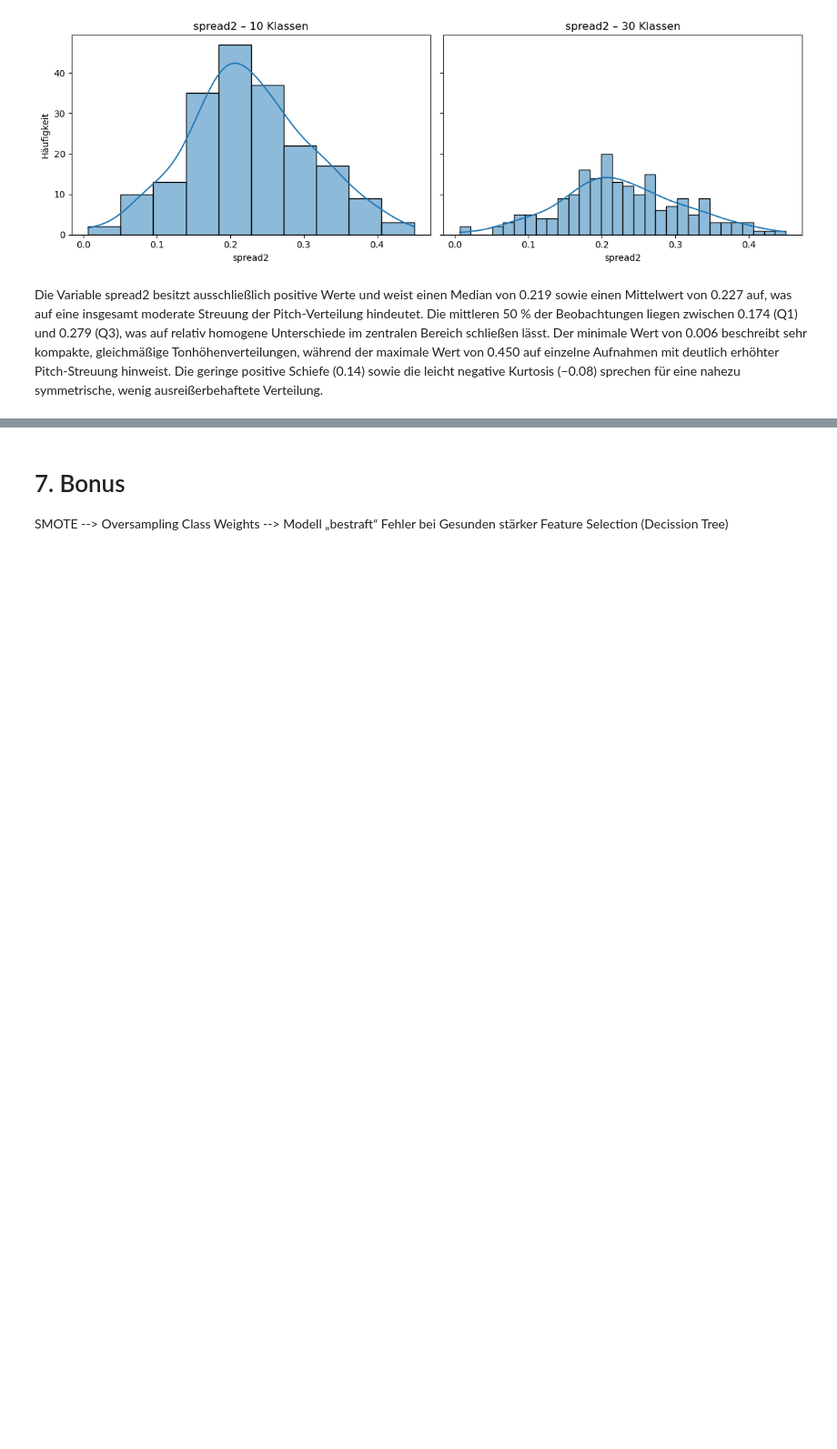
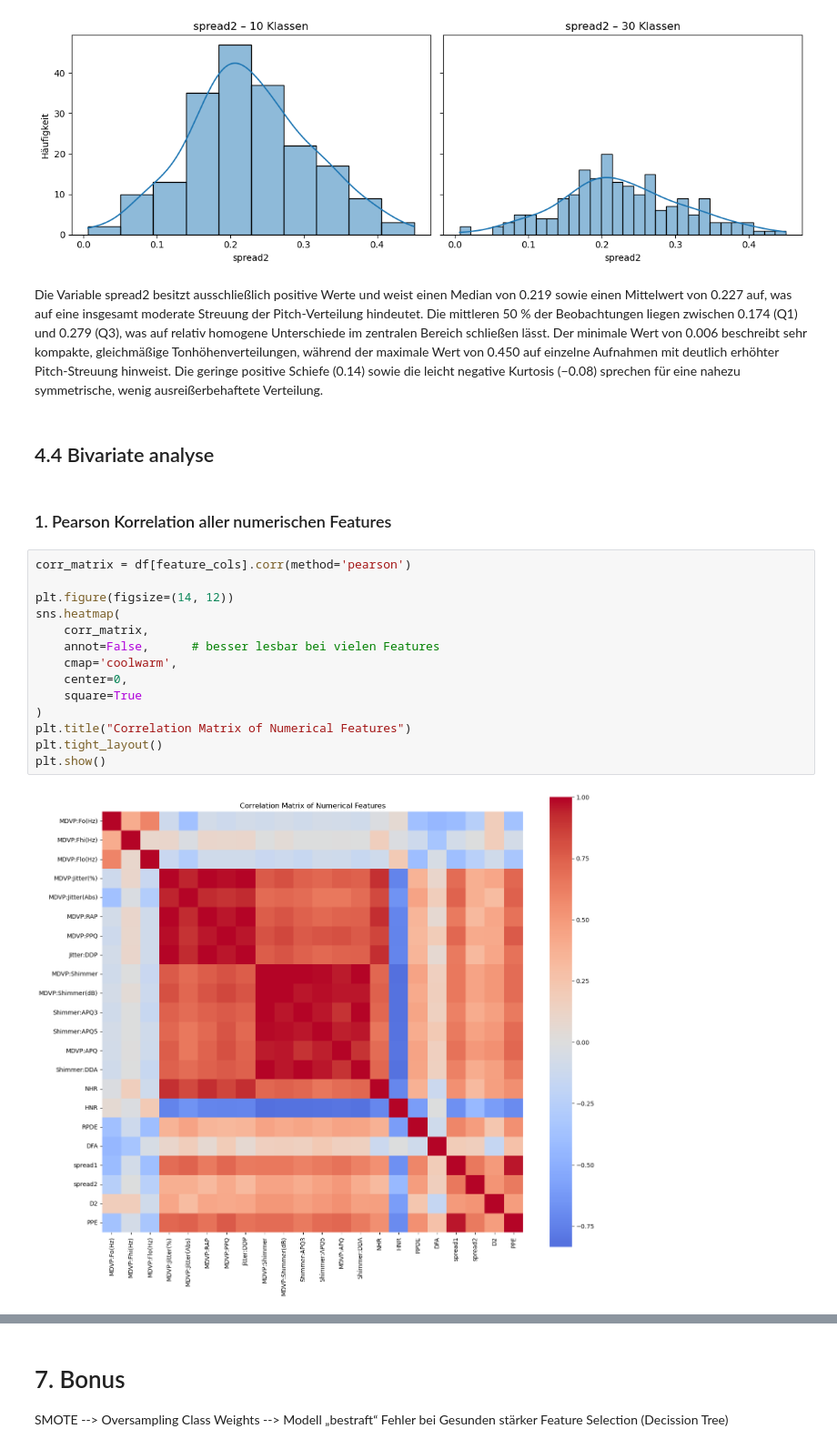
Before and after one commit to annikavanrooijen/Parkinson-Detection, a Jupyter notebook: Semesterprojekt.ipynb, the cells around one changed output, grey strips where cells are left out. Shown at 91% size. Drawn from its saved outputs; the diff is of its cells as text; blank space fills up the shorter version.

Commit message:
finisched Bivariat Analysis

```diff
--- a/Semesterprojekt.ipynb
+++ b/Semesterprojekt.ipynb
@@ -1006,3 +1007,23 @@ plot_histogram_comparison(df, variable, 10, 30)
 [figure]
 # %% [markdown]
 Die Variable spread2 besitzt ausschließlich positive Werte und weist einen Median von 0.219 sowie einen Mittelwert von 0.227 auf, was auf eine insgesamt moderate Streuung der Pitch-Verteilung hindeutet. Die mittleren 50 % der Beobachtungen liegen zwischen 0.174 (Q1) und 0.279 (Q3), was auf relativ homogene Unterschiede im zentralen Bereich schließen lässt. Der minimale Wert von 0.006 beschreibt sehr kompakte, gleichmäßige Tonhöhenverteilungen, während der maximale Wert von 0.450 auf einzelne Aufnahmen mit deutlich erhöhter Pitch-Streuung hinweist. Die geringe positive Schiefe (0.14) sowie die leicht negative Kurtosis (−0.08) sprechen für eine nahezu symmetrische, wenig ausreißerbehaftete Verteilung.
+# %% [markdown]
+## 4.4 Bivariate analyse
+# %% [markdown]
+### 1. Pearson Korrelation aller numerischen Features
+# %%
+corr_matrix = df[feature_cols].corr(method='pearson')
+
+plt.figure(figsize=(14, 12))
+sns.heatmap(
+    corr_matrix,
+    annot=False,      # besser lesbar bei vielen Features
+    cmap='coolwarm',
+    center=0,
+    square=True
+)
+plt.title("Correlation Matrix of Numerical Features")
+plt.tight_layout()
+plt.show()
+# %% [output]
+[figure, added]
```
Also changed, not shown: parts of 15 cells of this notebook.
